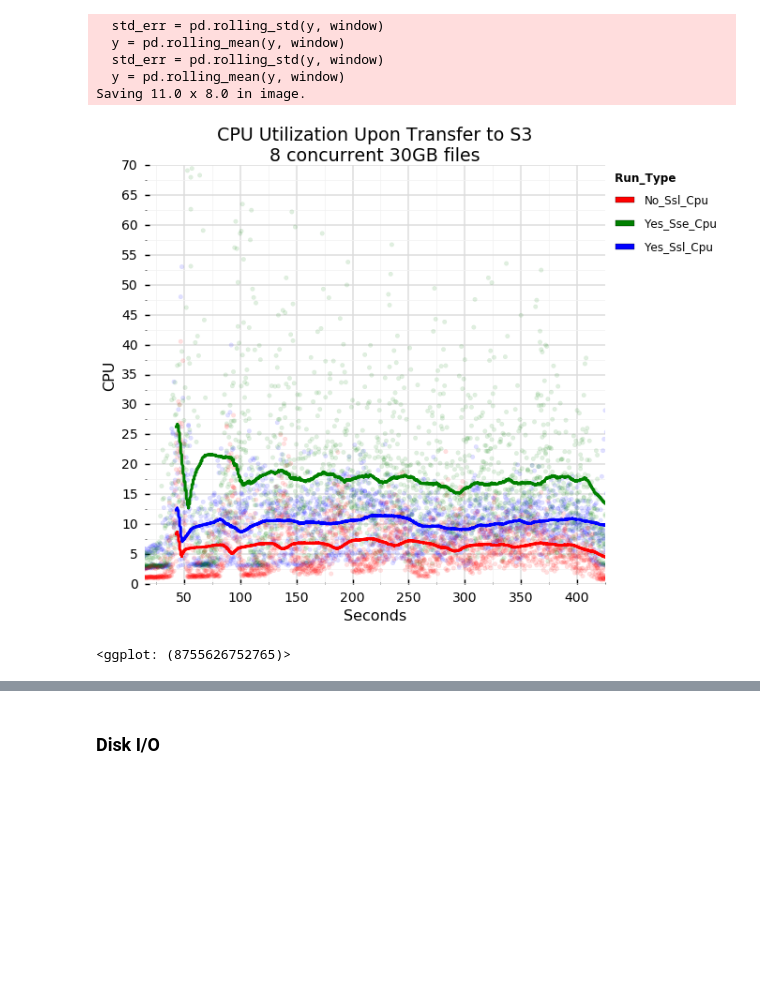
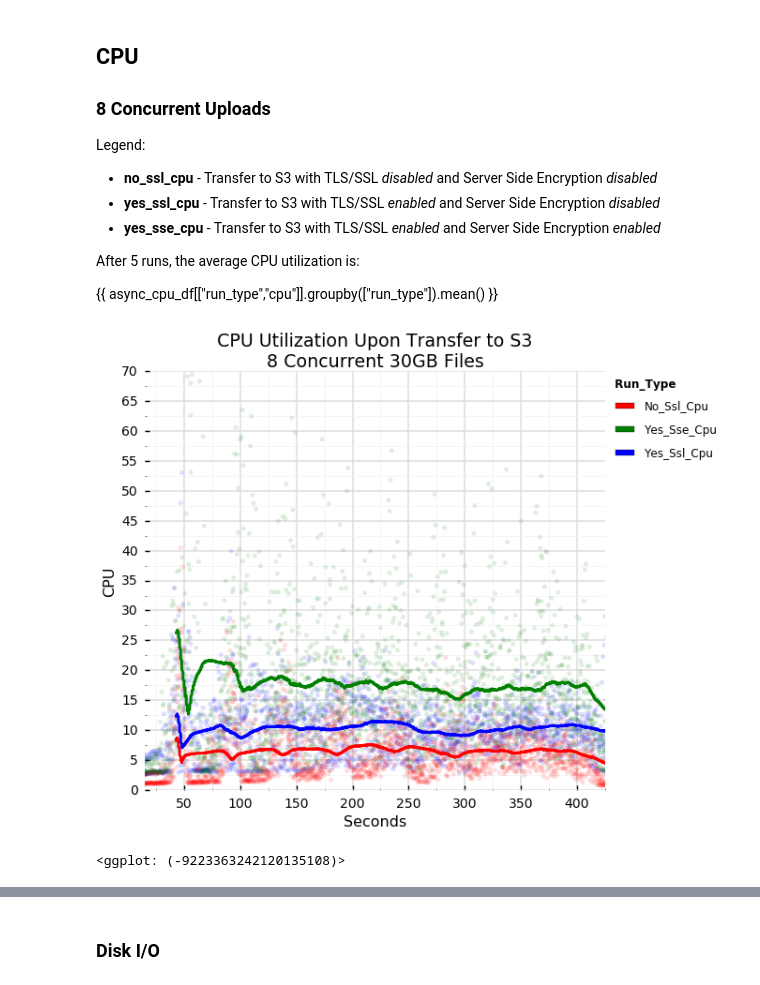
Before and after one commit to philipsoutham/aws-encryption-performance, a Jupyter notebook: To crypto, or not to crypto...-Copy2.ipynb, the cells around one changed output, grey strips where cells are left out. Drawn from its saved outputs; the diff is of its cells as text; code cells hidden in the pictures; blank space fills up the shorter version.

Commit message:
adding titles to cpu charts

```diff
--- a/To crypto, or not to crypto...-Copy2.ipynb
+++ b/To crypto, or not to crypto...-Copy2.ipynb
@@ -55,30 +60,37 @@ async_cpu_df = pd.melt(reduce(lambda x,y: pd.merge(x, y, on=["t","run"]), async_
              value_name="cpu",
              var_name="run_type",
 )
+# %% [markdown]
+## CPU
+
+### 8 Concurrent Uploads
+
+Legend:
+
++ **no_ssl_cpu** - Transfer to S3 with TLS/SSL *disabled* and Server Side Encryption *disabled*
++ **yes_ssl_cpu** - Transfer to S3 with TLS/SSL *enabled* and Server Side Encryption *disabled*
++ **yes_sse_cpu** - Transfer to S3 with TLS/SSL *enabled* and Server Side Encryption *enabled*
+
+
+After 5 runs, the average CPU utilization is:
+
+{{ async_cpu_df[["run_type","cpu"]].groupby(["run_type"]).mean() }}
 # %%
-#s = ggplot(aes(x='t', y='cpu', color='run_type', fill='run_type'), data=pd.melt(pd.groupby(async_cpu_df, by=["t","run_type"], exclusions=["run"]).aggregate(np.mean).T, value_name="cpu")) +\
-#    geom_line(alpha=1) +\
-#    stat_smooth(size=2, span=0.35, alpha=.1) +\
 s = ggplot(aes(x='t', y='cpu', color='run_type', fill='run_type'),
            data=async_cpu_df) +\
     stat_smooth(size=3,  alpha=.9, se=False, method="ma") +\
     geom_jitter(alpha=.12) +\
     xlim(15,425) +\
     ylim(0,70) +\
     xlab("Seconds") +\
     ylab("CPU") +\
-    ggtitle("CPU Utilization Upon Transfer to S3\n8 concurrent 30GB files") +\
+    ggtitle("CPU Utilization Upon Transfer to S3\n8 Concurrent 30GB Files") +\
     scale_color_manual(values=["red", "green", "blue"]) +\
     theme_seaborn(context='talk',style="whitegrid")
-ggsave("/tmp/network-cpu-1.png",s,dpi=96)
+#ggsave("/tmp/network-cpu-1.png",s,dpi=96)
 s
 # %% [output]
+[figure]
-  std_err = pd.rolling_std(y, window)
-  y = pd.rolling_mean(y, window)
-  std_err = pd.rolling_std(y, window)
-  y = pd.rolling_mean(y, window)
-Saving 11.0 x 8.0 in image.
+<ggplot: (-9223363242120135108)>
-[figure]
-<ggplot: (8755626752765)>
 # %%
 s = ggplot(aes(x='cpu', color='run_type', fill='run_type'), data=async_cpu_df) +\
```
Also changed, not shown: parts of 17 cells of this notebook.
